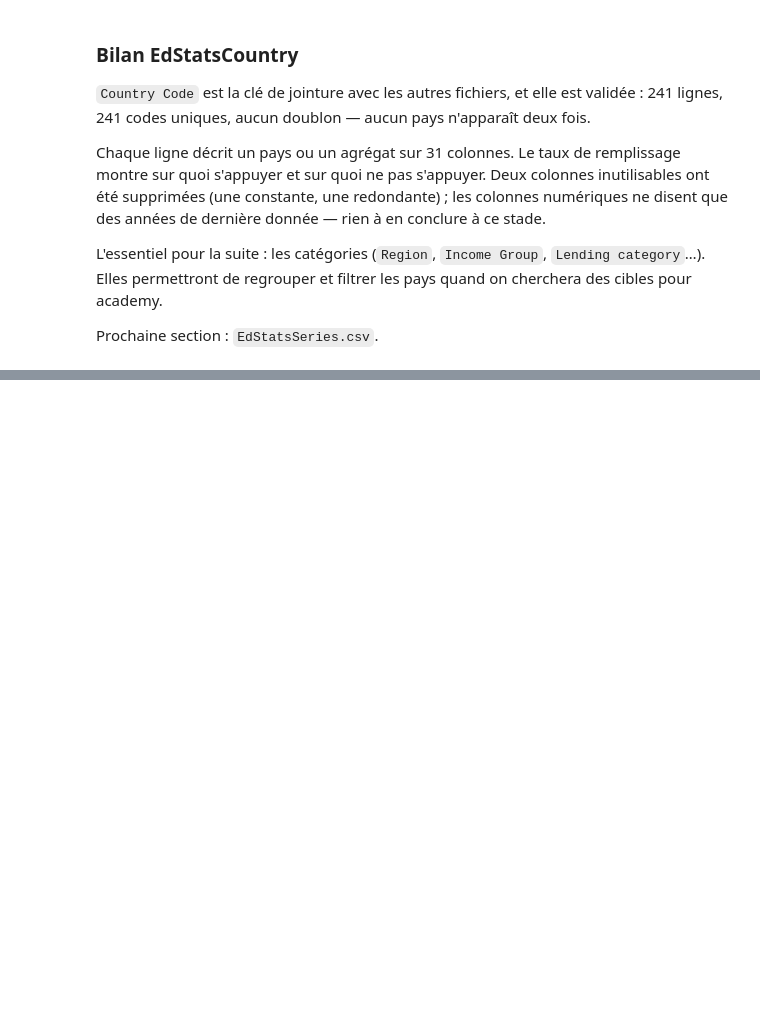
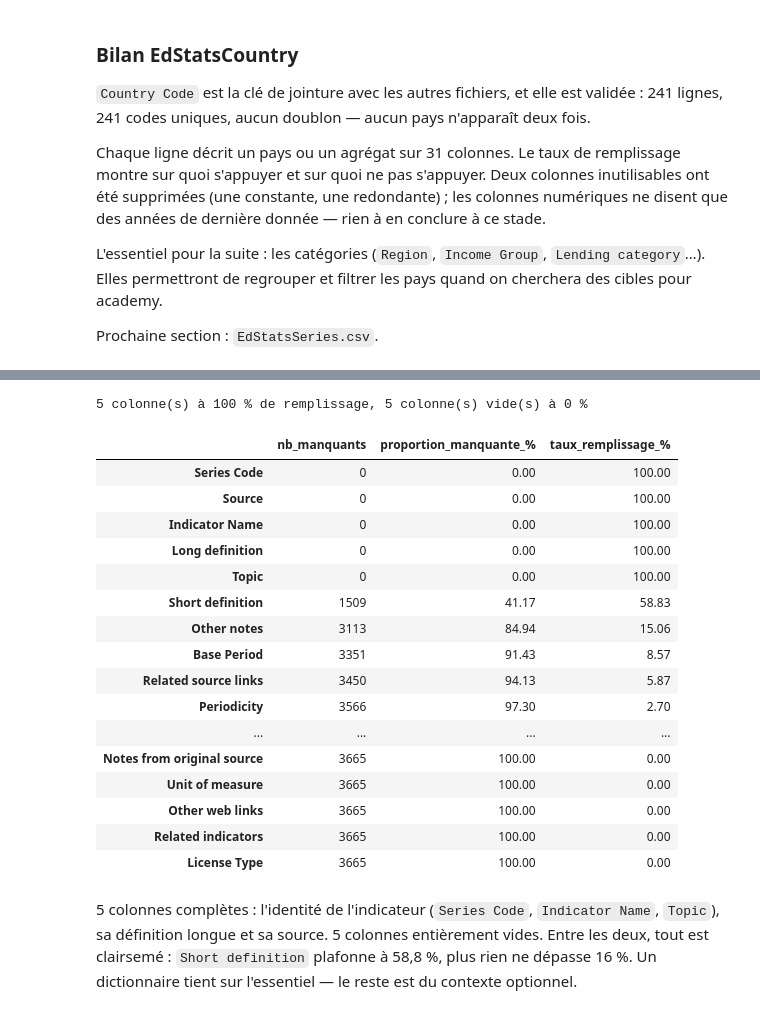
Before and after one commit to humanuoid/oc-p2-education-systems-analysis, a Jupyter notebook: notebooks/data_quality.ipynb, the cells around one changed output, grey strips where cells are left out. Saved outputs shown, nothing was run; the diff lists cells and outputs as text; code cells hidden in the pictures; blank space fills up the shorter version.

Commit message:
docs(notebooks): add series quality analysis section to data quality notebook
Refs PH1.2-03, Closes #7

```diff
--- a/notebooks/data_quality.ipynb
+++ b/notebooks/data_quality.ipynb
@@ -319,0 +328,8 @@ Prochaine section : `EdStatsSeries.csv`.
+# %%
+# DataFrame dédié au calcul pour cette section : on recharge le CSV brut,
+# séparément du `dfs` réservé à l'affichage
+df = load_csv_analysis("EdStatsSeries.csv")
+
+cle = "Series Code"  # clé métier (PK) d'après le dictionnaire de data_overview.ipynb
+print(f"{len(df)} lignes, {df[cle].nunique()} valeurs distinctes de '{cle}'")
+df[cle].is_unique  # True = chaque valeur de la clé n'apparaît que sur une seule ligne
@@ -319,0 +353,8 @@ Prochaine section : `EdStatsSeries.csv`.
+# %%
+nb_doublons = df.duplicated().sum()
+print(f"{nb_doublons} ligne(s) en double (toutes colonnes confondues)")
+if nb_doublons > 0:
+    df = df.drop_duplicates()
+    print(f"drop_duplicates() appliqué : il reste {df.shape[0]} lignes")
+else:
+    print("aucun doublon : drop_duplicates() inutile, le DataFrame est inchangé")
@@ -319,0 +370,33 @@ Prochaine section : `EdStatsSeries.csv`.
+# %%
+remplissage = pd.DataFrame({
+    "nb_manquants": df.isnull().sum(),
+    "proportion_manquante_%": (df.isnull().mean() * 100).round(2),
+    "taux_remplissage_%": ((1 - df.isnull().mean()) * 100).round(2),
+}).sort_values("taux_remplissage_%", ascending=False)  # les mieux remplies en premier
+
+n_completes = (remplissage["taux_remplissage_%"] == 100).sum()  # 100 % = aucune valeur manquante
+n_vides = (remplissage["taux_remplissage_%"] == 0).sum()        # 0 % = colonne entièrement vide
+print(f"{n_completes} colonne(s) à 100 % de remplissage, {n_vides} colonne(s) vide(s) à 0 %")
+
+remplissage
+# %% [output]
+5 colonne(s) à 100 % de remplissage, 5 colonne(s) vide(s) à 0 %
+|  | nb_manquants | proportion_manquante_% | taux_remplissage_% |
+| Series Code | 0 | 0.00 | 100.00 |
+| Source | 0 | 0.00 | 100.00 |
+| Indicator Name | 0 | 0.00 | 100.00 |
+| Long definition | 0 | 0.00 | 100.00 |
+| Topic | 0 | 0.00 | 100.00 |
+| Short definition | 1509 | 41.17 | 58.83 |
+| Other notes | 3113 | 84.94 | 15.06 |
+| Base Period | 3351 | 91.43 | 8.57 |
+| Related source links | 3450 | 94.13 | 5.87 |
+| Periodicity | 3566 | 97.30 | 2.70 |
+| ... | ... | ... | ... |
+| Notes from original source | 3665 | 100.00 | 0.00 |
+| Unit of measure | 3665 | 100.00 | 0.00 |
+| Other web links | 3665 | 100.00 | 0.00 |
+| Related indicators | 3665 | 100.00 | 0.00 |
+| License Type | 3665 | 100.00 | 0.00 |
+# %% [markdown]
+5 colonnes complètes : l'identité de l'indicateur (`Series Code`, `Indicator Name`, `Topic`), sa définition longue et sa source. 5 colonnes entièrement vides. Entre les deux, tout est clairsemé : `Short definition` plafonne à 58,8 %, plus rien ne dépasse 16 %. Un dictionnaire tient sur l'essentiel — le reste est du contexte optionnel.
```
Also changed, not shown: parts of 25 cells of this notebook.
